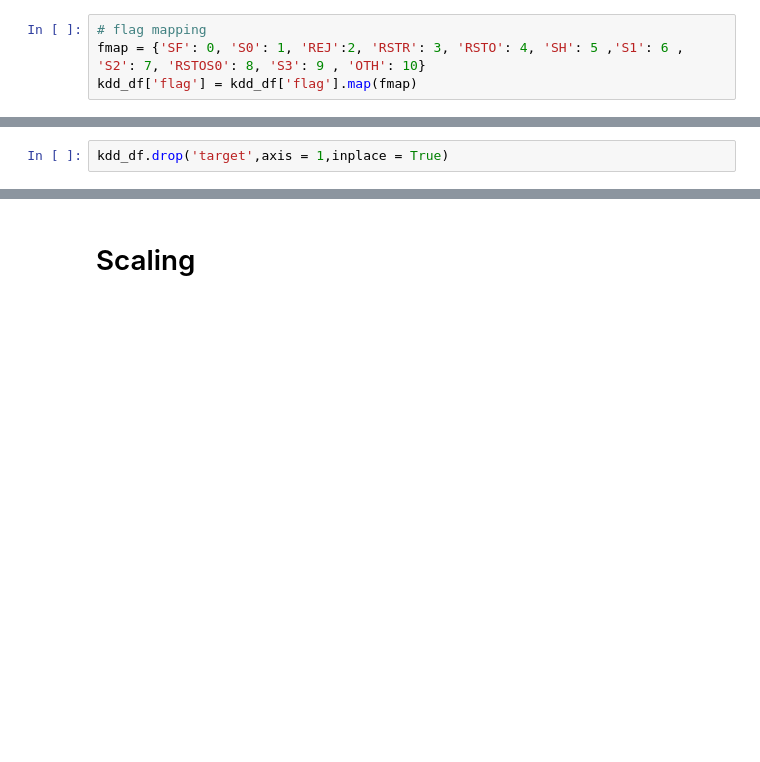
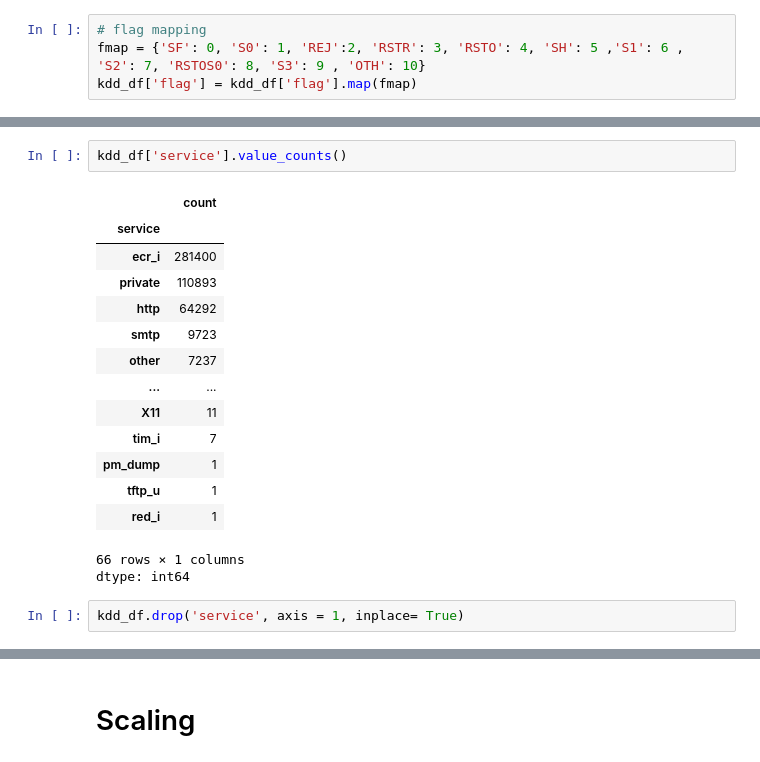
Before and after one commit to Pakapakk/Network_Traffic_Anomaly_Detection, a Jupyter notebook: anomaly_detection.ipynb, the cells around one changed output, grey strips where cells are left out. Cells and saved outputs as stored; diff of their text form; blank space fills up the shorter version.

```diff
--- a/anomaly_detection.ipynb
+++ b/anomaly_detection.ipynb
@@ -297,2 +357,20 @@ kdd_df.head()
+# %%
+kdd_df['service'].value_counts()
+# %% [output]
+|  | count |
+| service |  |
+| ecr_i | 281400 |
+| private | 110893 |
+| http | 64292 |
+| smtp | 9723 |
+| other | 7237 |
+| ... | ... |
+| X11 | 11 |
+| tim_i | 7 |
+| pm_dump | 1 |
+| tftp_u | 1 |
+| red_i | 1 |
+66 rows × 1 columns
+dtype: int64
 # %%
-kdd_df.drop('target',axis = 1,inplace = True)
+kdd_df.drop('service', axis = 1, inplace= True)
```
Also changed, not shown: parts of 24 cells of this notebook.
